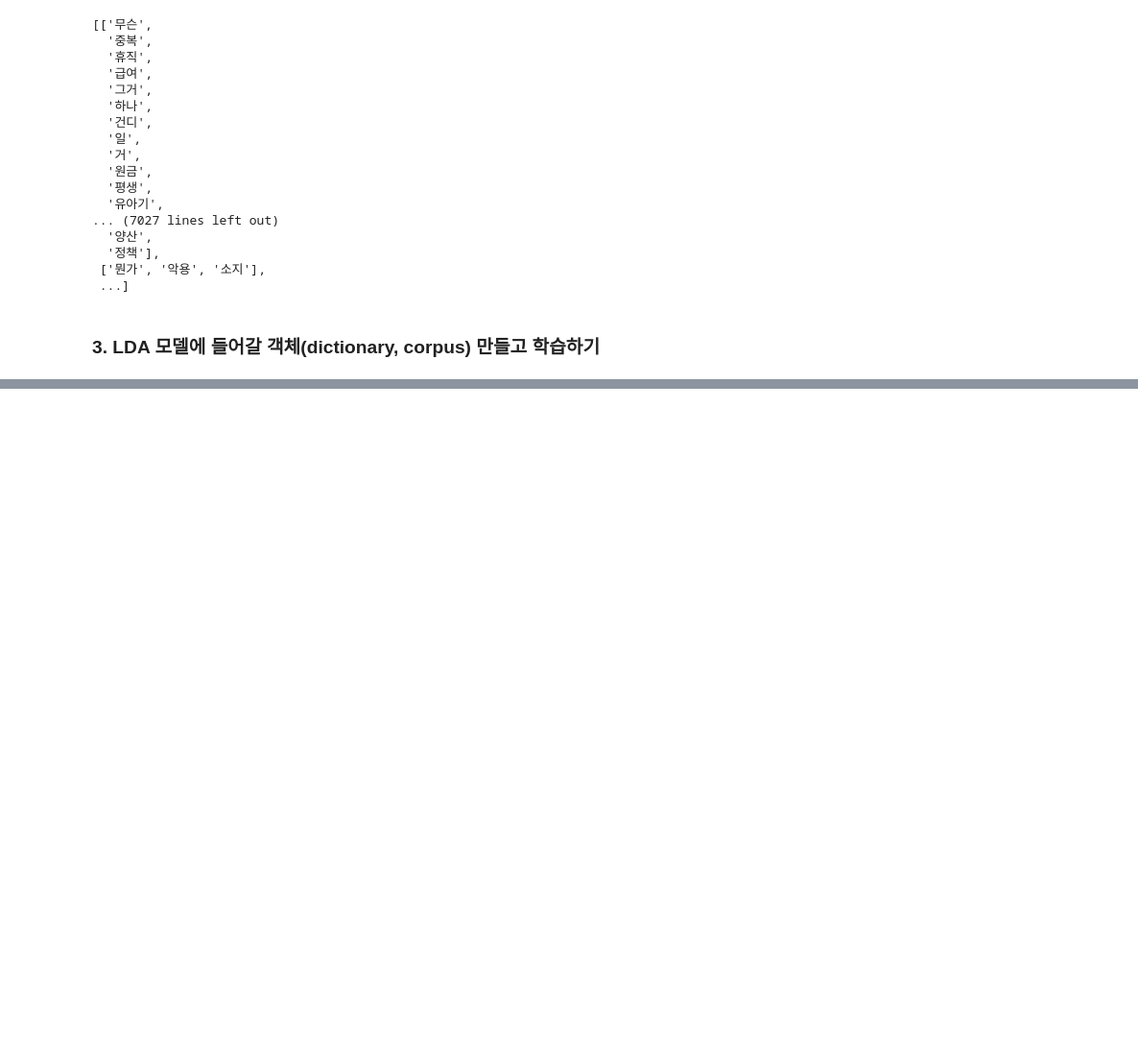
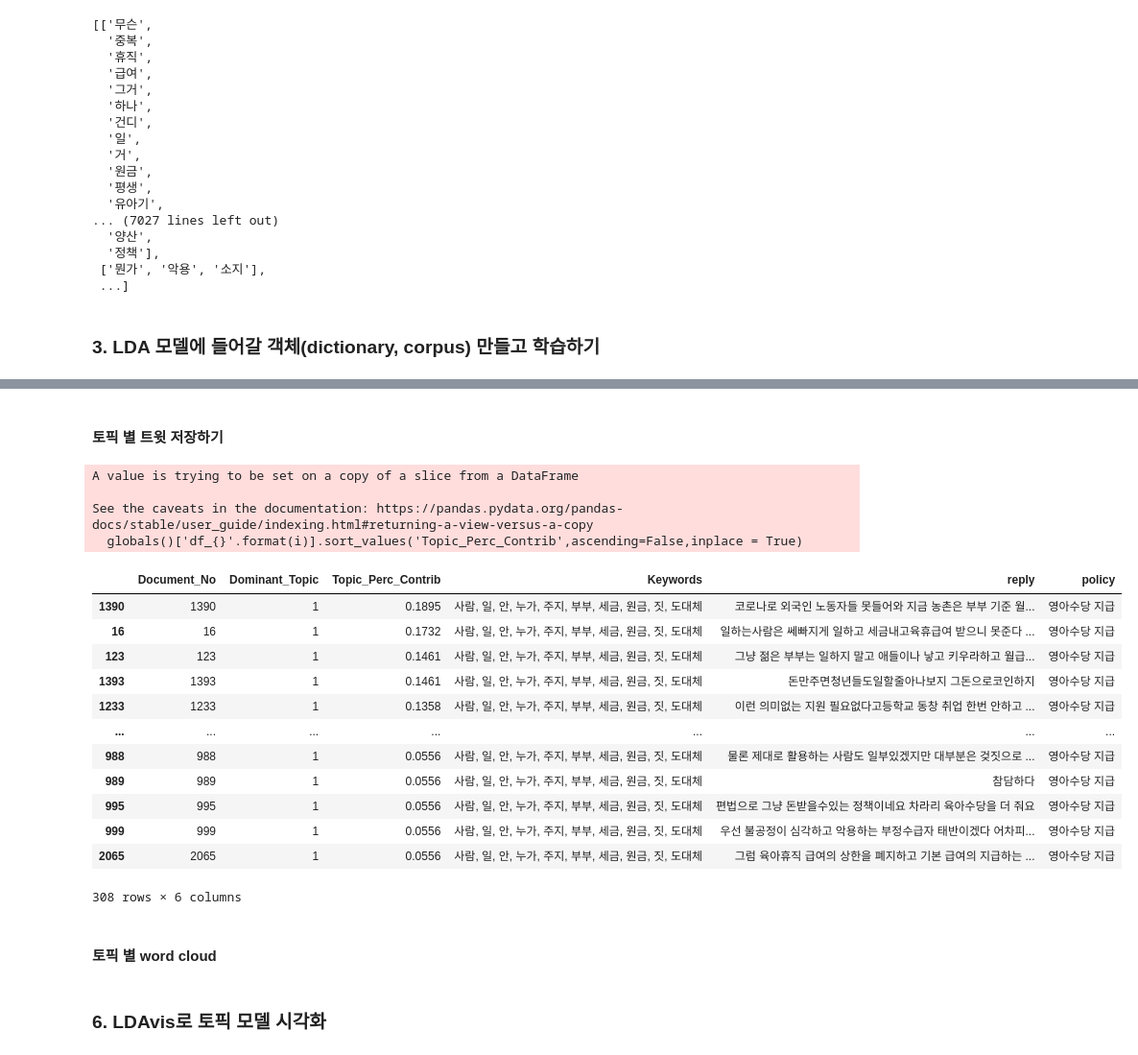
Before and after one commit to Hamtori82/low_fertility_policy, a Jupyter notebook: LDA를 사용한 토픽 모델링.ipynb, the cells around one changed output, grey strips where cells are left out. Shown at 96% size. Saved outputs shown, nothing was run; the diff lists cells and outputs as text; code cells hidden in the pictures; blank space fills up the shorter version.

```diff
--- a/LDA를 사용한 토픽 모델링.ipynb
+++ b/LDA를 사용한 토픽 모델링.ipynb
@@ -124,0 +292,30 @@ https://happy-obok.tistory.com/5#topic=0&lambda=1&term=
+# %% [markdown]
+#### 토픽 별 트윗 저장하기
+# %%
+#토픽별 트윗 저장
+for i in range(1,topic_num+1):
+    globals()['df_{}'.format(i)]=df_topic_tweet.loc[df_topic_tweet.Dominant_Topic==str(i)]
+    globals()['df_{}'.format(i)].sort_values('Topic_Perc_Contrib',ascending=False,inplace = True)
+    globals()['df_{}'.format(i)].to_csv ("./Result/topic("+str(i)+")_tweet.csv", index = None)
+
+df_1
+# %% [output]
+A value is trying to be set on a copy of a slice from a DataFrame
+
+See the caveats in the documentation: https://pandas.pydata.org/pandas-docs/stable/user_guide/indexing.html#returning-a-view-versus-a-copy
+  globals()['df_{}'.format(i)].sort_values('Topic_Perc_Contrib',ascending=False,inplace = True)
+|  | Document_No | Dominant_Topic | Topic_Perc_Contrib | Keywords | reply | policy |
+| 1390 | 1390 | 1 | 0.1895 | 사람, 일, 안, 누가, 주지, 부부, 세금, 원금, 짓, 도대체 | 코로나로 외국인 노동자들 못들어와 지금 농촌은 부부 기준 월... | 영아수당 지급 |
+| 16 | 16 | 1 | 0.1732 | 사람, 일, 안, 누가, 주지, 부부, 세금, 원금, 짓, 도대체 | 일하는사람은 쎄빠지게 일하고 세금내고육휴급여 받으니 못준다 ... | 영아수당 지급 |
+| 123 | 123 | 1 | 0.1461 | 사람, 일, 안, 누가, 주지, 부부, 세금, 원금, 짓, 도대체 | 그냥 젊은 부부는 일하지 말고 애들이나 낳고 키우라하고 월급... | 영아수당 지급 |
+| 1393 | 1393 | 1 | 0.1461 | 사람, 일, 안, 누가, 주지, 부부, 세금, 원금, 짓, 도대체 | 돈만주면청년들도일할줄아나보지 그돈으로코인하지 | 영아수당 지급 |
+| 1233 | 1233 | 1 | 0.1358 | 사람, 일, 안, 누가, 주지, 부부, 세금, 원금, 짓, 도대체 | 이런 의미없는 지원 필요없다고등학교 동창 취업 한번 안하고 ... | 영아수당 지급 |
+| ... | ... | ... | ... | ... | ... | ... |
+| 988 | 988 | 1 | 0.0556 | 사람, 일, 안, 누가, 주지, 부부, 세금, 원금, 짓, 도대체 | 물론 제대로 활용하는 사람도 일부있겠지만 대부분은 겆짓으로 ... | 영아수당 지급 |
+| 989 | 989 | 1 | 0.0556 | 사람, 일, 안, 누가, 주지, 부부, 세금, 원금, 짓, 도대체 | 참담하다 | 영아수당 지급 |
+| 995 | 995 | 1 | 0.0556 | 사람, 일, 안, 누가, 주지, 부부, 세금, 원금, 짓, 도대체 | 편법으로 그냥 돈받을수있는 정책이네요 차라리 육아수당을 더 줘요 | 영아수당 지급 |
+| 999 | 999 | 1 | 0.0556 | 사람, 일, 안, 누가, 주지, 부부, 세금, 원금, 짓, 도대체 | 우선 불공정이 심각하고 악용하는 부정수급자 태반이겠다 어차피... | 영아수당 지급 |
+| 2065 | 2065 | 1 | 0.0556 | 사람, 일, 안, 누가, 주지, 부부, 세금, 원금, 짓, 도대체 | 그럼 육아휴직 급여의 상한을 폐지하고 기본 급여의 지급하는 ... | 영아수당 지급 |
+308 rows × 6 columns
+# %% [markdown]
+#### 토픽 별 word cloud
@@ -124,0 +364,2 @@ https://happy-obok.tistory.com/5#topic=0&lambda=1&term=
+# %% [markdown]
+### 6. LDAvis로 토픽 모델 시각화
```
Also changed, not shown: parts of 12 cells of this notebook, 45 other files.
